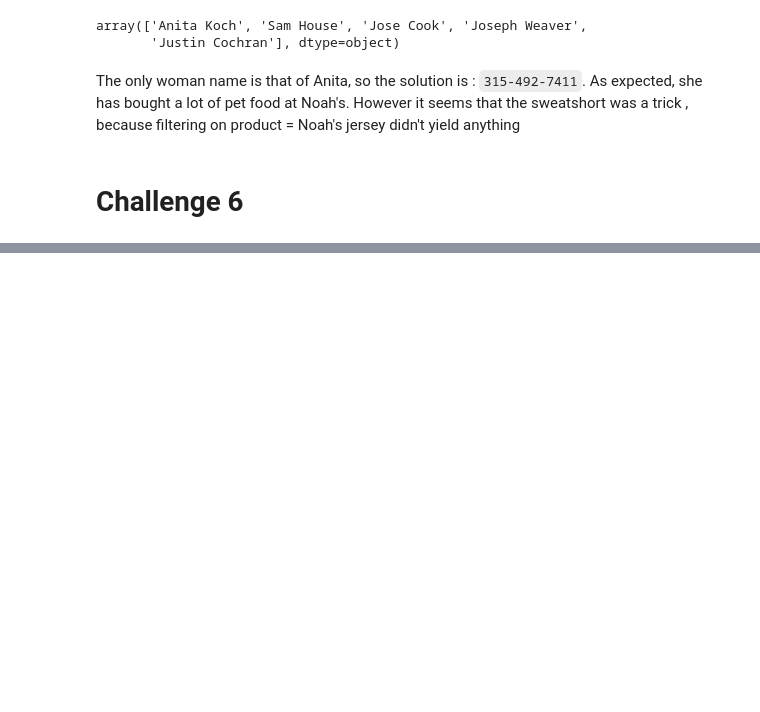
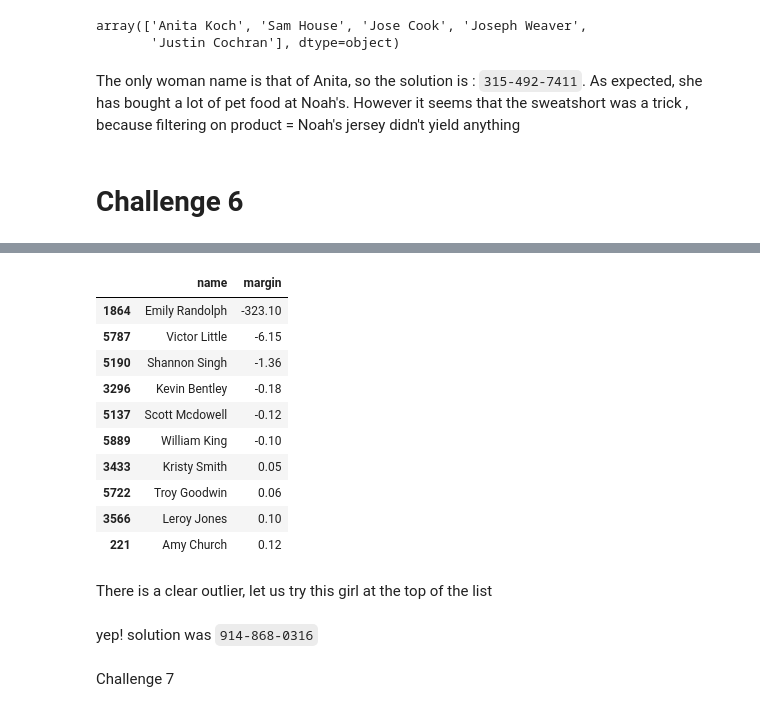
Before and after one commit to Clement-Lelievre/hannukah_of_code, a Jupyter notebook: hanukkah_of_data.ipynb, the cells around one changed output, grey strips where cells are left out. Cells and saved outputs as stored; diff of their text form; code cells hidden in the pictures; blank space fills up the shorter version.

```diff
--- a/hanukkah_of_data.ipynb
+++ b/hanukkah_of_data.ipynb
@@ -566,0 +631,22 @@ The only woman name is that of Anita, so the solution is : `315-492-7411`. As ex
+# %%
+all_df['margin'] = (all_df.unit_price - all_df.wholesale_cost) * all_df.qty
+# %%
+all_df.groupby('name').sum().reset_index().sort_values(by='margin')[['name', 'margin']].head(10)
+# %% [output]
+|  | name | margin |
+| 1864 | Emily Randolph | -323.10 |
+| 5787 | Victor Little | -6.15 |
+| 5190 | Shannon Singh | -1.36 |
+| 3296 | Kevin Bentley | -0.18 |
+| 5137 | Scott Mcdowell | -0.12 |
+| 5889 | William King | -0.10 |
+| 3433 | Kristy Smith | 0.05 |
+| 5722 | Troy Goodwin | 0.06 |
+| 3566 | Leroy Jones | 0.10 |
+| 221 | Amy Church | 0.12 |
+# %% [markdown]
+There is a clear outlier, let us try this girl at the top of the list
+# %% [markdown]
+yep! solution was `914-868-0316`
+# %% [markdown]
+Challenge 7
```
Also changed, not shown: parts of 11 cells of this notebook.
